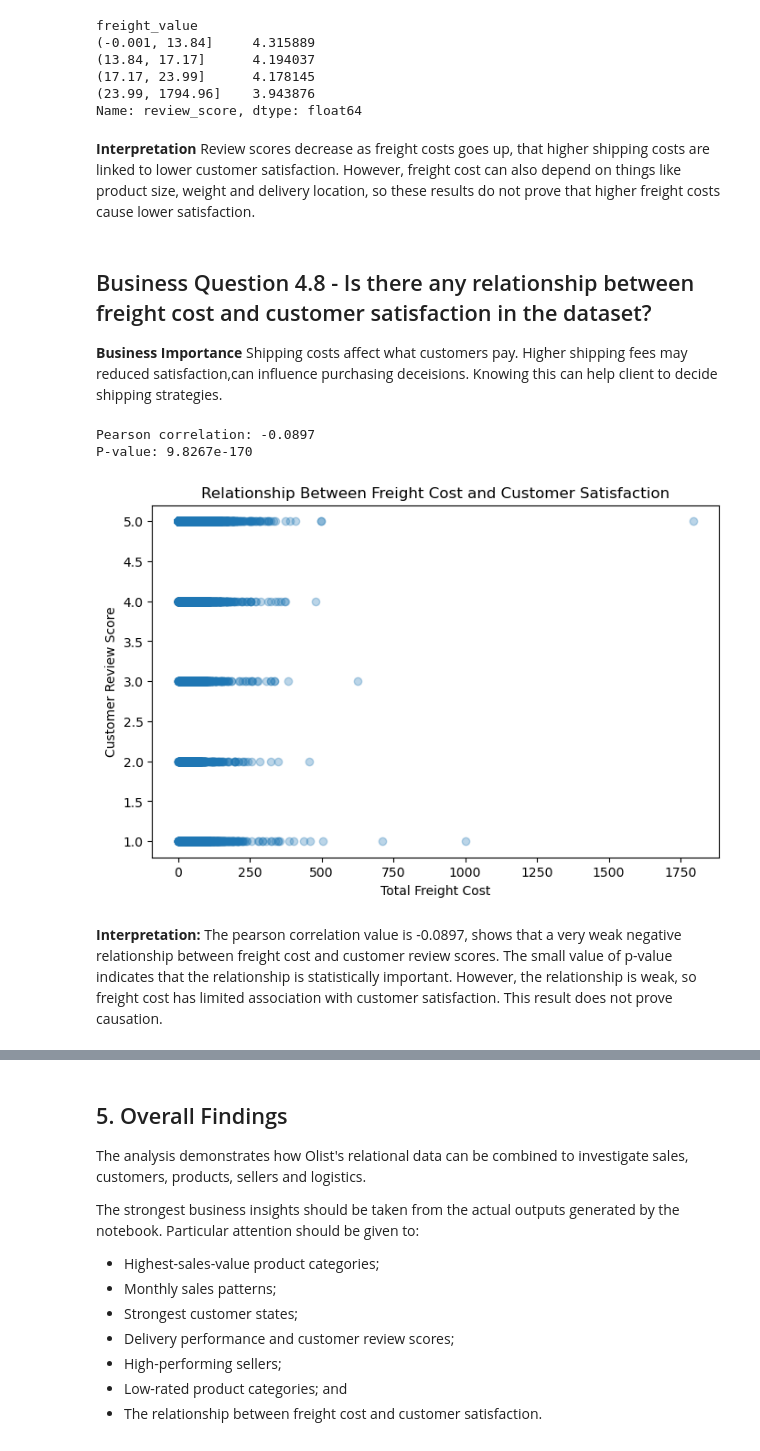
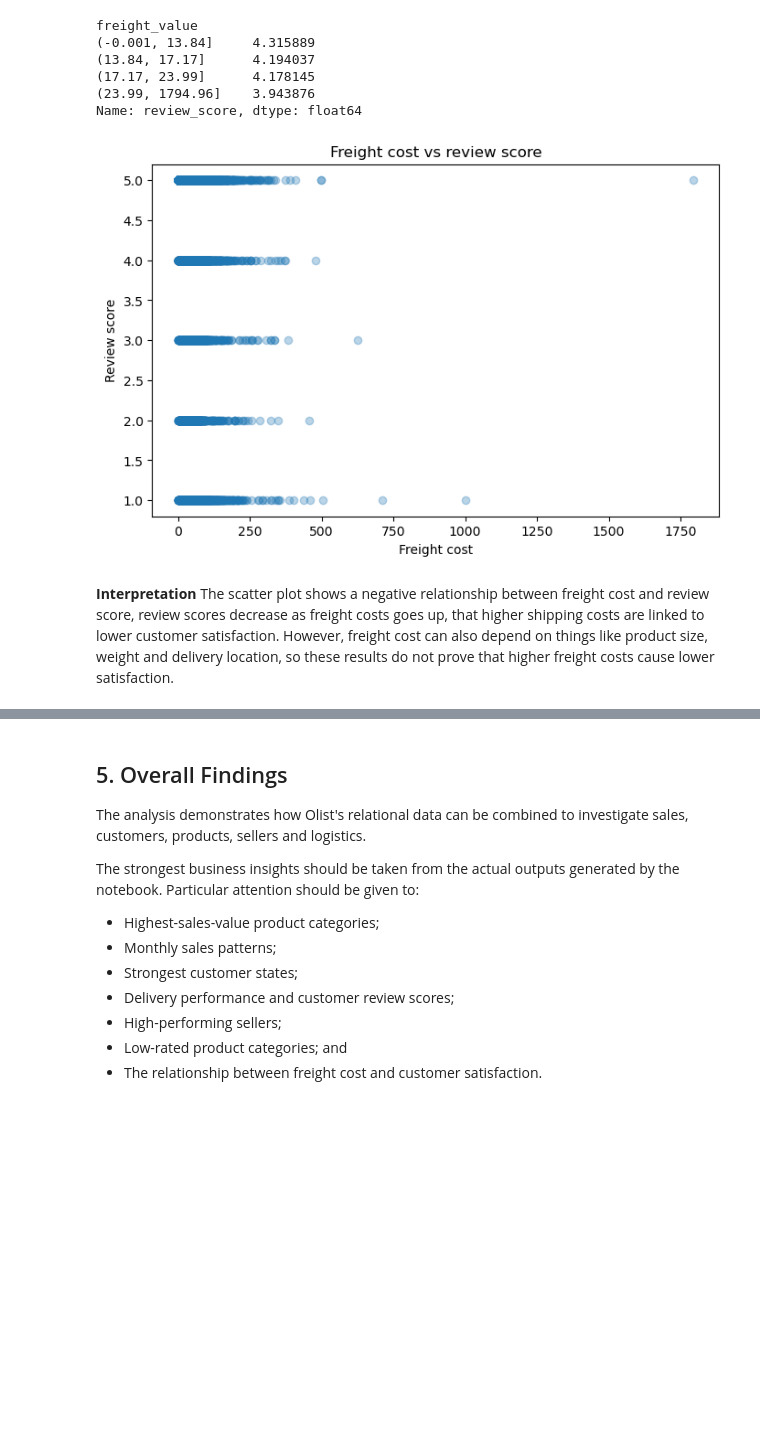
Before and after one commit to deepak324/e_commerce, a Jupyter notebook: AI_App_Assignment.ipynb, the cells around one changed output, grey strips where cells are left out. Drawn from its saved outputs; the diff is of its cells as text; code cells hidden in the pictures; blank space fills up the shorter version.

```diff
--- a/AI_App_Assignment.ipynb
+++ b/AI_App_Assignment.ipynb
@@ -491,59 +510,23 @@ freight_value
 (17.17, 23.99]      4.178145
 (23.99, 1794.96]    3.943876
 Name: review_score, dtype: float64
+# %%
+
+plot.figure(figsize=(8, 5))
+
+plot.scatter(
+    freight_review_df["freight_value"],
+    freight_review_df["review_score"],
+    alpha=0.3
+)
+
+plot.xlabel("Freight cost")
+plot.ylabel("Review score")
+plot.title("Freight cost vs review score")
+
+plot.show()
+# %% [output]
+[figure, added]
 # %% [markdown]
 **Interpretation**
-Review scores decrease as freight costs goes up, that higher shipping costs are linked to lower customer satisfaction. However, freight cost can also depend on things like product size, weight and delivery location, so these results do not prove that higher freight costs cause lower satisfaction.
+The scatter plot shows a  negative relationship between freight cost and review score, review scores decrease as freight costs goes up, that higher shipping costs are linked to lower customer satisfaction. However, freight cost can also depend on things like product size, weight and delivery location, so these results do not prove that higher freight costs cause lower satisfaction.
-# %% [markdown]
-## Business Question 4.8 - Is there any relationship  between freight cost and customer satisfaction in the dataset?
-
-**Business Importance**
-Shipping costs affect what customers pay. Higher shipping fees may reduced satisfaction,can influence purchasing deceisions. Knowing this can help client to decide shipping strategies.
-# %%
-# Calculate total freight cost for each order
-order_freight = (
-    data_df.groupby("order_id", as_index=False)["freight_value"]
-    .sum()
-)
-
-# Merge order-level freight cost with customer review score
-freight_review_df = (
-    order_freight
-    .merge(
-        review[["order_id", "review_score"]],
-        on="order_id",
-        how="inner"
-    )
-    .drop_duplicates("order_id")
-)
-
-# Calculate Pearson correlation
-corr_val, p_value = stats.pearsonr(
-    freight_review_df["freight_value"],
-    freight_review_df["review_score"]
-)
-
-print(f"Pearson correlation: {corr_val:.4f}")
-print(f"P-value: {p_value:.4e}")
-
-# Scatter plot
-plot.figure(figsize=(8, 5))
-
-plot.scatter(
-    freight_review_df["freight_value"],
-    freight_review_df["review_score"],
-    alpha=0.3
-)
-
-plot.xlabel("Total Freight Cost")
-plot.ylabel("Customer Review Score")
-plot.title("Relationship Between Freight Cost and Customer Satisfaction")
-
-plot.show()
-# %% [output]
-Pearson correlation: -0.0897
-P-value: 9.8267e-170
-[figure, removed]
-# %% [markdown]
-**Interpretation:**
-The pearson correlation value is -0.0897, shows that a very weak negative relationship between freight cost and customer review scores. The  small value of p-value  indicates that the relationship is statistically important. However, the relationship is weak, so freight cost has limited association with customer satisfaction. This result does not prove causation.
```
Also changed, not shown: parts of 14 cells of this notebook, 1 other file.
